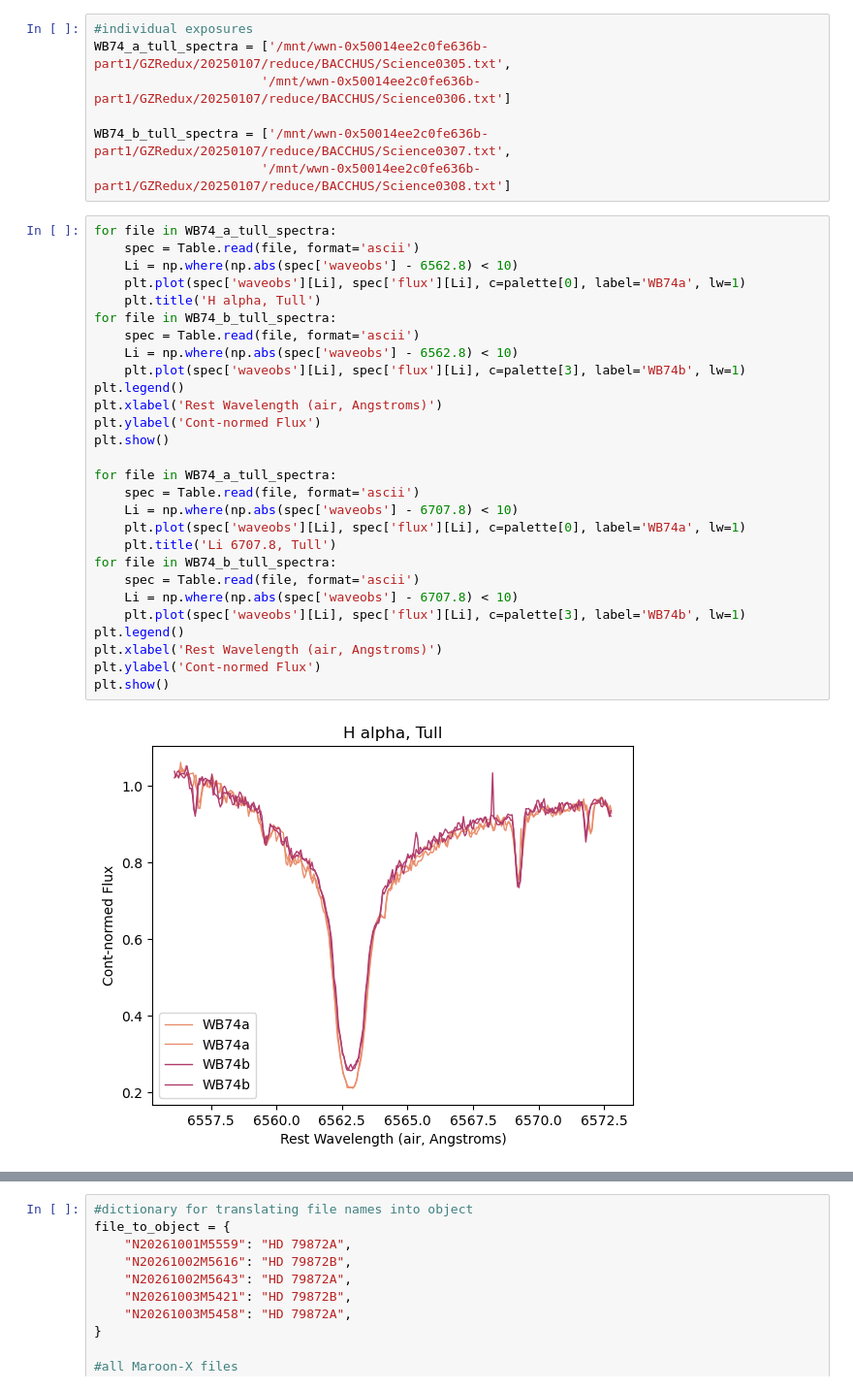
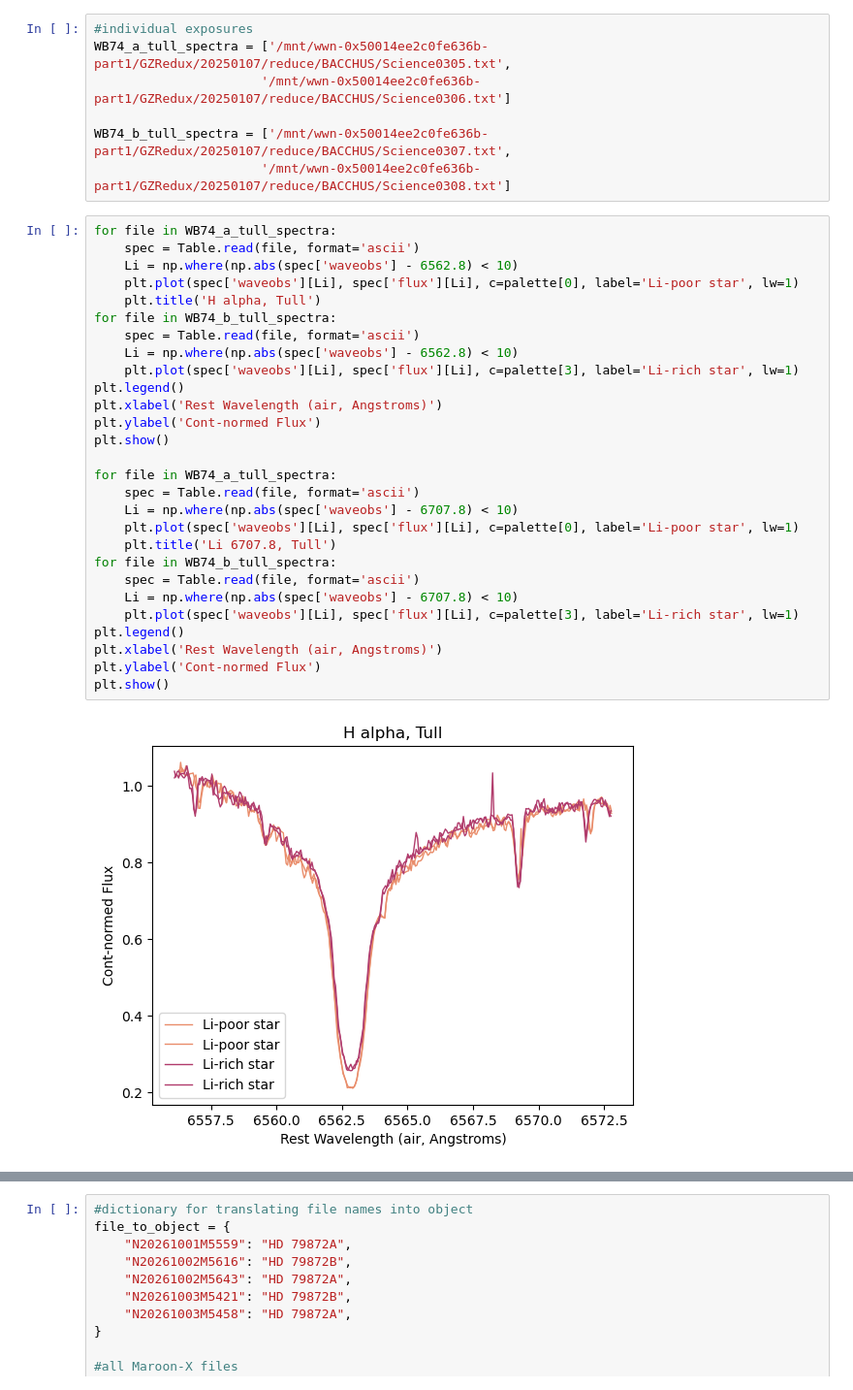
Before and after one commit to catherine-manea/WB74, a Jupyter notebook: reinvestigation.ipynb, the cells around one changed output, grey strips where cells are left out. Shown at 97% size. Drawn from its saved outputs; the diff is of its cells as text.

```diff
--- a/reinvestigation.ipynb
+++ b/reinvestigation.ipynb
@@ -28,30 +31,30 @@ WB74_b_tull_spectra = ['/mnt/wwn-0x50014ee2c0fe636b-part1/GZRedux/20250107/reduc
 # %%
 for file in WB74_a_tull_spectra:
     spec = Table.read(file, format='ascii')
     Li = np.where(np.abs(spec['waveobs'] - 6562.8) < 10)
-    plt.plot(spec['waveobs'][Li], spec['flux'][Li], c=palette[0], label='WB74a', lw=1)
+    plt.plot(spec['waveobs'][Li], spec['flux'][Li], c=palette[0], label='Li-poor star', lw=1)
     plt.title('H alpha, Tull')
 for file in WB74_b_tull_spectra:
     spec = Table.read(file, format='ascii')
     Li = np.where(np.abs(spec['waveobs'] - 6562.8) < 10)
-    plt.plot(spec['waveobs'][Li], spec['flux'][Li], c=palette[3], label='WB74b', lw=1)
+    plt.plot(spec['waveobs'][Li], spec['flux'][Li], c=palette[3], label='Li-rich star', lw=1)
 plt.legend()
 plt.xlabel('Rest Wavelength (air, Angstroms)')
 plt.ylabel('Cont-normed Flux')
 plt.show()
 
 for file in WB74_a_tull_spectra:
     spec = Table.read(file, format='ascii')
     Li = np.where(np.abs(spec['waveobs'] - 6707.8) < 10)
-    plt.plot(spec['waveobs'][Li], spec['flux'][Li], c=palette[0], label='WB74a', lw=1)
+    plt.plot(spec['waveobs'][Li], spec['flux'][Li], c=palette[0], label='Li-poor star', lw=1)
     plt.title('Li 6707.8, Tull')
 for file in WB74_b_tull_spectra:
     spec = Table.read(file, format='ascii')
     Li = np.where(np.abs(spec['waveobs'] - 6707.8) < 10)
-    plt.plot(spec['waveobs'][Li], spec['flux'][Li], c=palette[3], label='WB74b', lw=1)
+    plt.plot(spec['waveobs'][Li], spec['flux'][Li], c=palette[3], label='Li-rich star', lw=1)
 plt.legend()
 plt.xlabel('Rest Wavelength (air, Angstroms)')
 plt.ylabel('Cont-normed Flux')
 plt.show()
 # %% [output]
-[figure, old version]
+[figure, new version]
```
Also changed, not shown: parts of 8 cells of this notebook.
